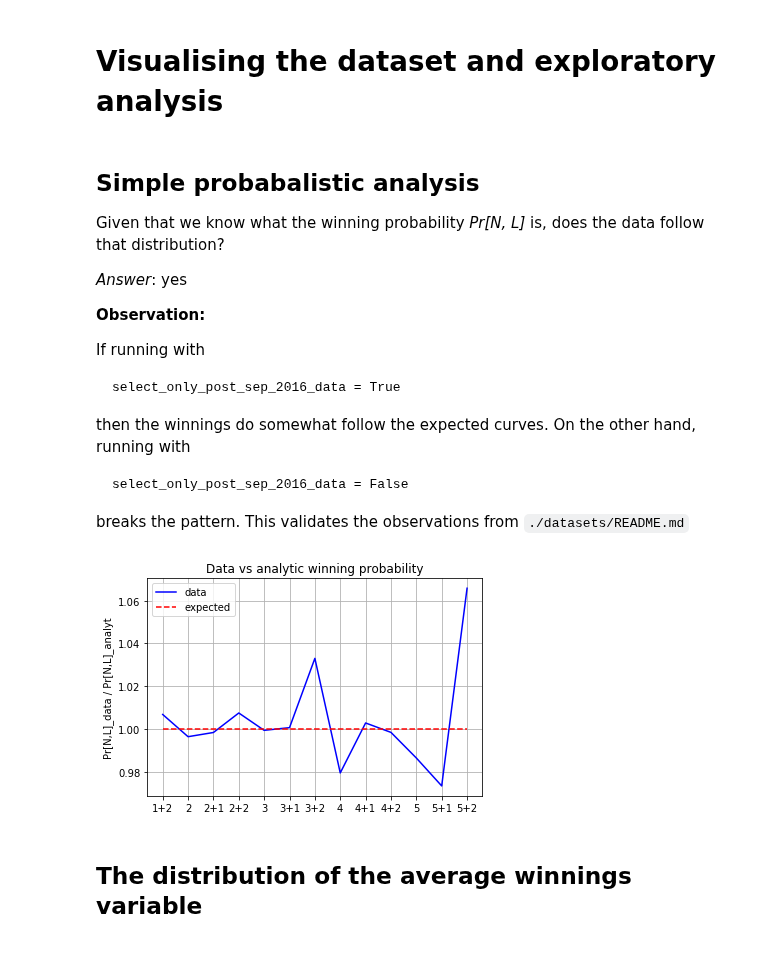
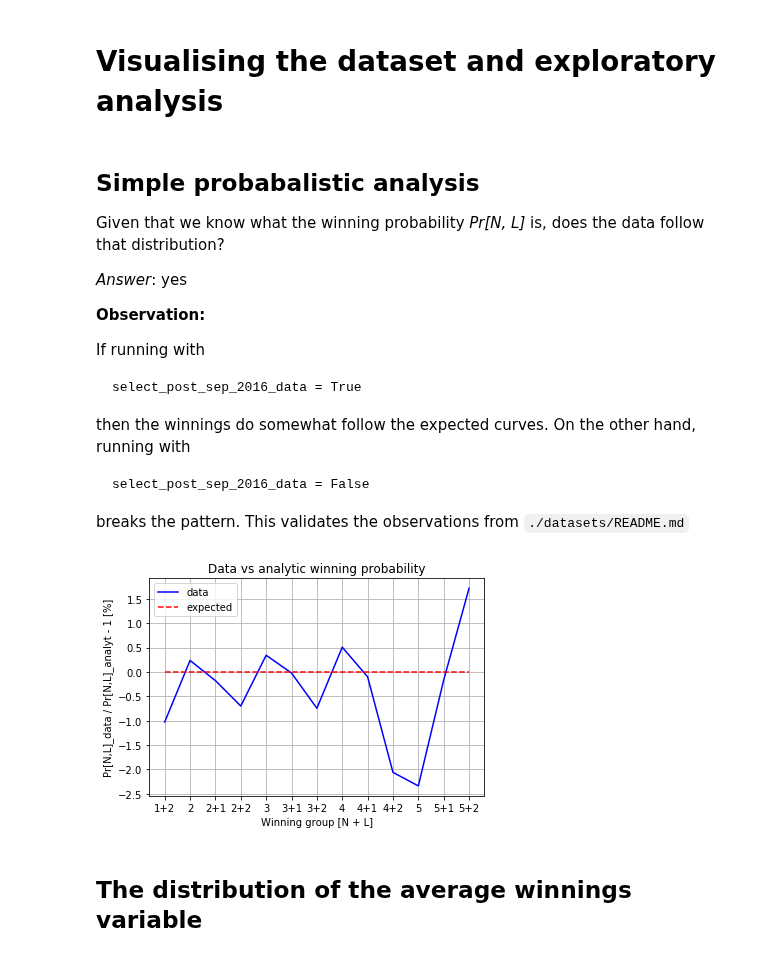
Before and after one commit to RokMedves/EuroMillions, a Jupyter notebook: euromillions.ipynb, the cells around one changed output. Drawn from its saved outputs; the diff is of its cells as text; code cells hidden in the pictures.

Commit message:
Validated and optimised approach for winning numbers before September 2016

```diff
--- a/euromillions.ipynb
+++ b/euromillions.ipynb
@@ -29,10 +29,10 @@ for dataset in (euromillions_draws, euromillions_winners, euromillions_sales):
 #
 # On May 10th 2016 the 2+0 prize group was added (see ./datasets/README.md)
 # This flag selects only data points after that date
-select_only_post_may_2011_data = False
+select_post_may_2011_data = True
 # On sep 2016 the number of winning numbers changed for the last time (see ./datasets/README.md)
 # This flag selects only data after that date
-select_only_post_sep_2016_data = True
+select_post_sep_2016_data = False
 
 # name of the target variable; for use later
 target = ['Good no.']
@@ -139,7 +139,7 @@ def trim_by_date(df, date_mask_min : pd.Series, date_mask_max : pd.Series, do_se
 
     """
     min_index = 0
-    max_index = len(df)
+    max_index = len(df)+1
     NoneType = type(None)
     if do_select:
         if type(date_mask_min) != NoneType:
@@ -148,7 +148,7 @@ def trim_by_date(df, date_mask_min : pd.Series, date_mask_max : pd.Series, do_se
             max_index = euromillions[date_mask_max].index[0]
 
     print("additionally removing {0} entries from dataset".format(max_index - min_index))
-    return df.loc[(df.index >= min_index) * (df.index <= max_index)]
+    return df.loc[(df.index >= min_index) * (df.index < max_index)]
 
 # Do the date trimming based on the setup
 # This is defined in the first cell of this file
@@ -157,16 +157,16 @@ def trim_by_date(df, date_mask_min : pd.Series, date_mask_max : pd.Series, do_se
 # (!) but not with todays lucky numbers (!)
 
 date_mask_min, date_mask_max = None, None
-if select_only_post_may_2011_data:
+if select_post_may_2011_data:
     print("Selecting entries after 10th of May 2011")
     date_mask_min = (euromillions.DD == 10) & (euromillions.MMM == 'May') & (euromillions.YYYY == 2011)
 
 # Selecting only draws which are in line with today's rules
-if select_only_post_sep_2016_data and type(date_mask_min) == type(None):
+if select_post_sep_2016_data and type(date_mask_min) == type(None):
     print("Selecting only entries before 27th of September 2016")
     date_mask_min = (euromillions.DD == 27) & (euromillions.MMM == 'Sep') & (euromillions.YYYY == 2016)
 
-elif not select_only_post_sep_2016_data and type(date_mask_min) != type(None):
+elif not select_post_sep_2016_data and type(date_mask_min) != type(None):
     date_mask_max = (euromillions.DD == 27) & (euromillions.MMM == 'Sep') & (euromillions.YYYY == 2016)
 
 euromillions = trim_by_date(euromillions, date_mask_min, date_mask_max, do_select=True)
@@ -300,41 +300,50 @@ is, does the data follow that distribution?
 
 If running with
 ~~~
-select_only_post_sep_2016_data = True
+select_post_sep_2016_data = True
 ~~~
 then the winnings do somewhat follow the expected curves. On the other hand, running with
 ~~~
-select_only_post_sep_2016_data = False
+select_post_sep_2016_data = False
 ~~~
 breaks the pattern.
 This validates the observations from `./datasets/README.md`
 # %%
 # get info from data
-prob_win = 1./13 # The probability to win the lottery; Pr[win]
+if select_post_may_2011_data and not select_post_sep_2016_data:
+    Lmax = 11
+elif select_post_sep_2016_data and not select_post_may_2011_data:
+    Lmax = 12
+else:
+    Lmax = 12
+
+# The probability to win the lottery; Pr[win]
+prob_win = sum([eng.prob_NL_analyt(n, l, Lmax=Lmax) for n, l in itertools.product(range(2, 6), range(0, 3))]) + eng.prob_NL_analyt(1, 2, Lmax=Lmax)
 n = len(euromillions.index)
 prob_NL_data = euromillions.mean() * n / euromillions.sum()['Total'] * prob_win # Pr[N, L] = Pr[N, L | win] * Pr[win]
 
 xx = []
 yy = []
 
 
 for N, L in itertools.product(range(1, 6), range(0, 3)):
     nl_tag = str(N)+ ("+"+str(L) if L!=0 else "")
     if nl_tag in prob_NL_data:
-        data_analyt_ratio = prob_NL_data.loc[nl_tag] / eng.prob_NL_analyt(N, L)
+        data_analyt_ratio = (prob_NL_data.loc[nl_tag] / eng.prob_NL_analyt(N, L, Lmax=Lmax) - 1)*100
 
         xx.append(nl_tag); yy.append(data_analyt_ratio)
 
 plt.figure()
-plt.ylabel("Pr[N,L]_data / Pr[N,L]_analyt")
+plt.ylabel("Pr[N,L]_data / Pr[N,L]_analyt - 1 [%]")
+plt.xlabel("Winning group [N + L]")
 plt.grid()
 plt.title("Data vs analytic winning probability")
 plt.plot(xx, yy, 'b-', label = 'data')
-plt.plot(xx, 1+np.zeros(len(xx)), 'r--', label='expected')
+plt.plot(xx, np.zeros(len(xx)), 'r--', label='expected')
 plt.legend()
 plt.show()
 # %% [output]
-[figure, old version]
+[figure, new version]
 # %% [markdown]
 ## The distribution of the average winnings variable
 # %%
```
Also changed, not shown: parts of 19 cells of this notebook, 3 other files.
